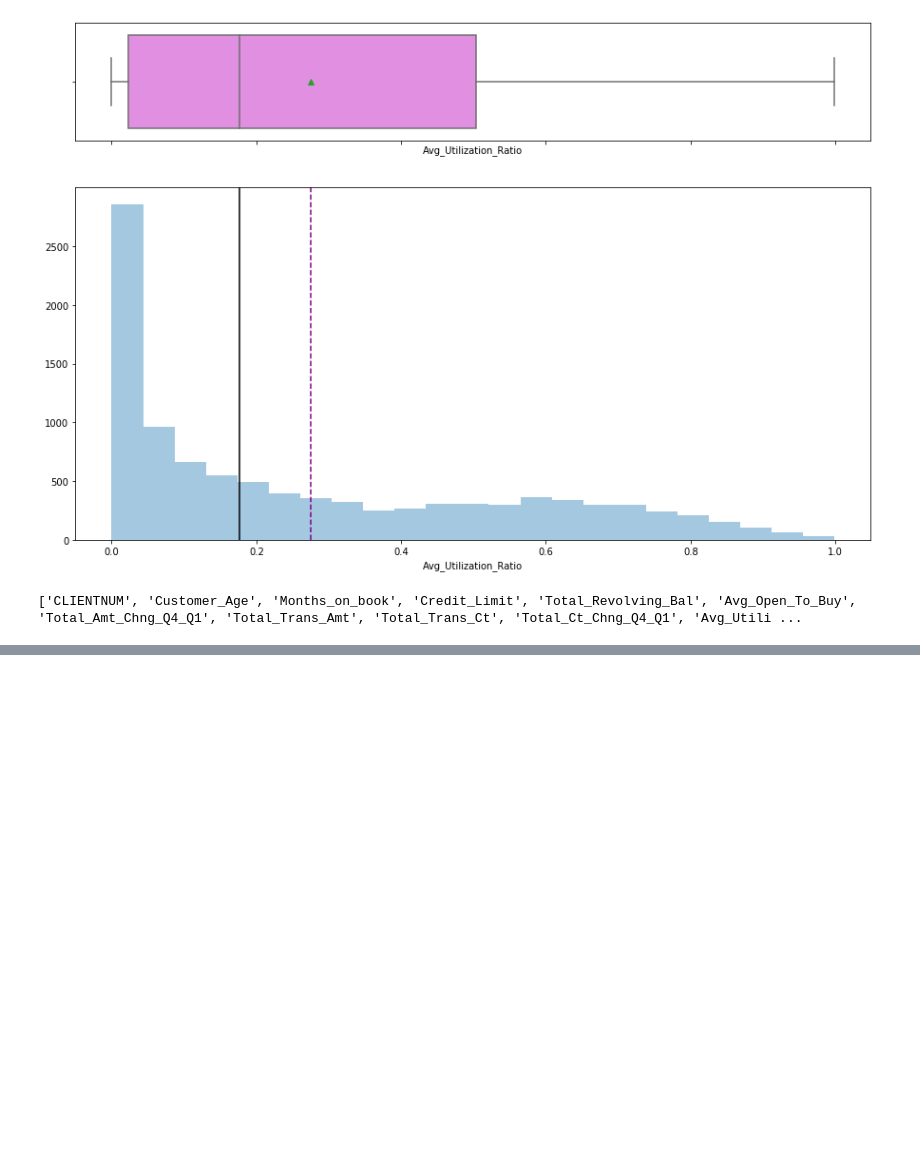
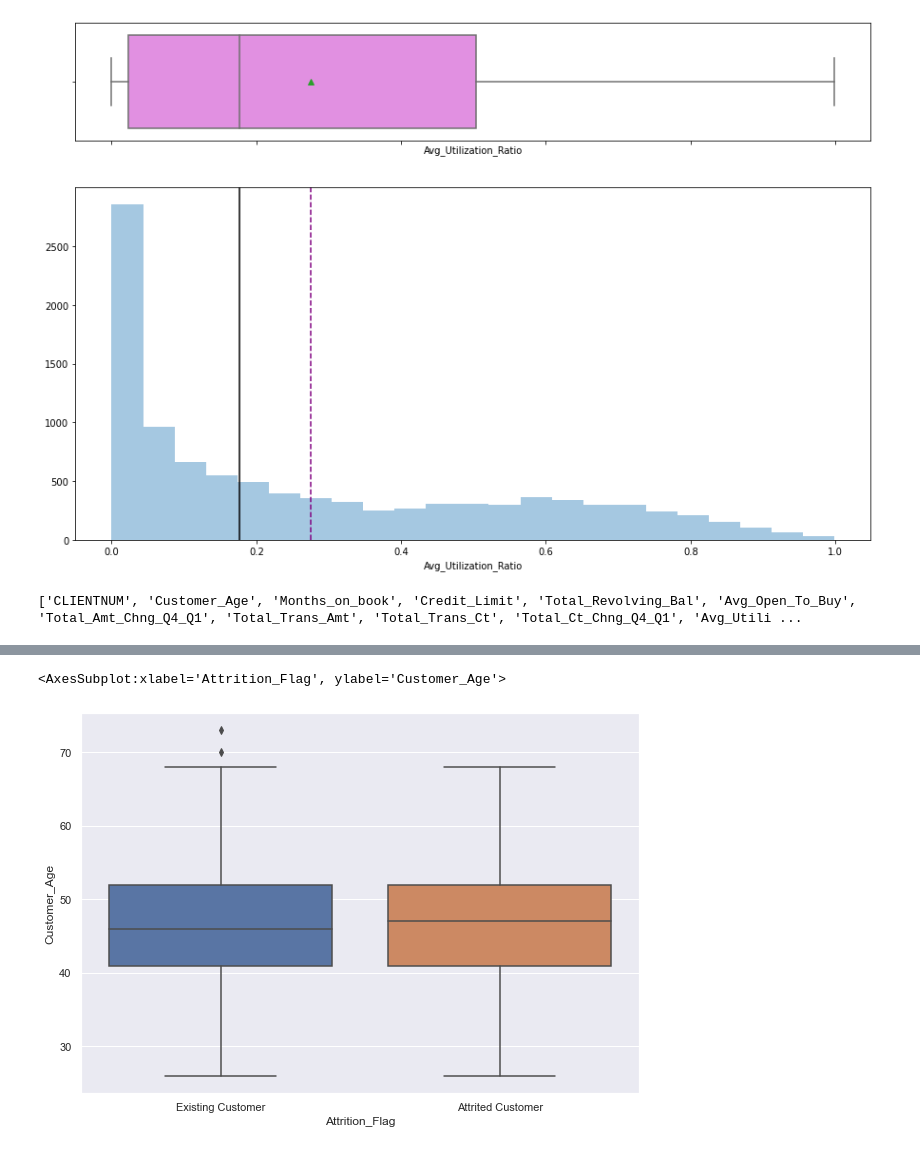
Before and after one commit to KyLarson-Research/BankChurners, a Jupyter notebook: BankChurners.ipynb, the cells around one changed output, grey strips where cells are left out. Drawn from its saved outputs; the diff is of its cells as text; code cells hidden in the pictures; blank space fills up the shorter version.

```diff
--- a/BankChurners.ipynb
+++ b/BankChurners.ipynb
@@ -183,0 +254,2 @@ print(continuous_cols)
+# %%
+continuous_df = pd.concat([bk_cnr_df['Attrition_Flag'],continuous_df], axis=1)
@@ -187,0 +282,7 @@ sns.pairplot(bk_cnr_df[continuous_cols], hue='Attrition_Flag')
+# %%
+#'Customer_Age'
+sns.set(rc={"figure.figsize": (10, 7)})
+sns.boxplot(x="Attrition_Flag", y='Customer_Age', data=continuous_df, orient="vertical")
+# %% [output]
+<AxesSubplot:xlabel='Attrition_Flag', ylabel='Customer_Age'>
+[figure, added]
```
Also changed, not shown: parts of 97 cells of this notebook.
